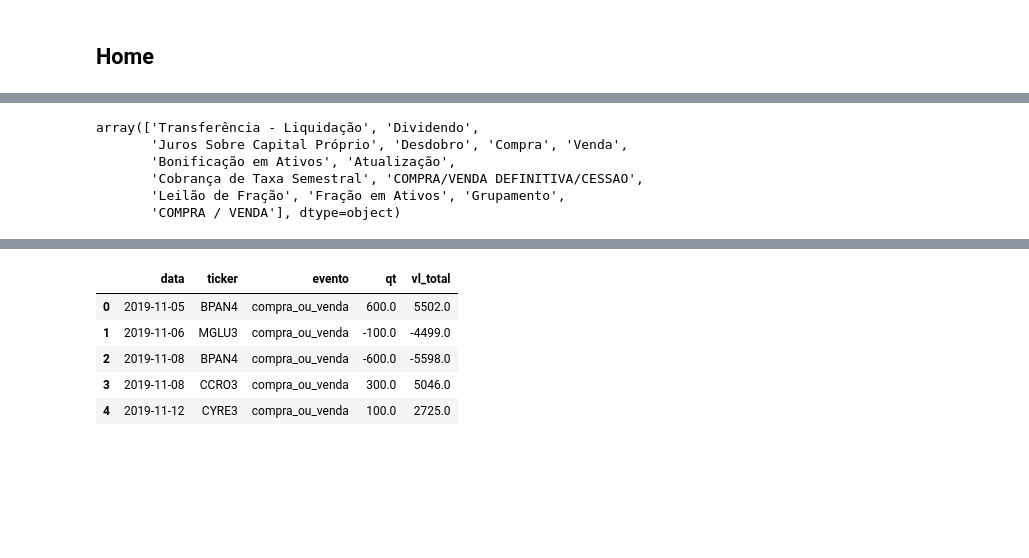
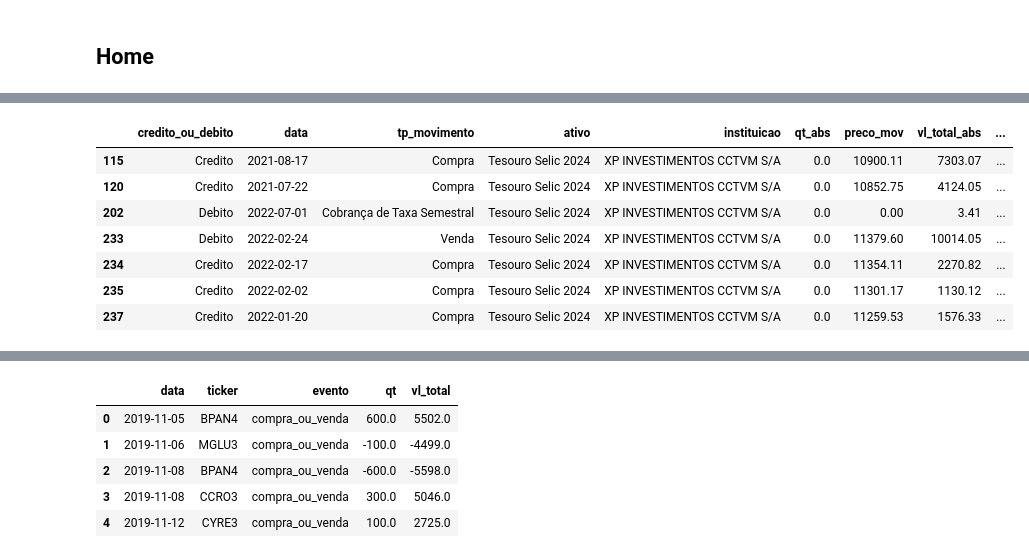
Before and after one commit to rknagao/b3-report, a Jupyter notebook: src/manutencao.ipynb, the cells around one changed output, grey strips where cells are left out. Cells and saved outputs as stored; diff of their text form; code cells hidden in the pictures; blank space fills up the shorter version.

```diff
--- a/src/manutencao.ipynb
+++ b/src/manutencao.ipynb
@@ -208,20 +120,0 @@ df_all.head()
-# %%
-#Check (apagar)
-df_all['tp_movimento'].unique()
-
-#a =df_all.loc[df_all['ticker'] == 'ITSA4'].sort_values('data')
-#a#['provento'] = np.where(a['tp_movimento'].isin(['Dividendo', 'Juros Sobre Capital Próprio', 'Fração em Ativos', 'Leilão de Fração']), 1, 0)
-#a['provento'].value_counts()
-
-#a['negociacao_ou_provento'] = np.where(a['tp_movimento'].str.isin(['Transferência - Liquidação']))
-#a['qt_abs'] = np.where(a['tp_movimento'].isin(['Transferência - Liquidação', 'Bonificação em Ativos']), a['qt_abs'], 0)
-
-#with pd.option_context('display.max_rows', None, 'display.max_columns', None):
-#    display(a)
-# %% [output]
-array(['Transferência - Liquidação', 'Dividendo',
-       'Juros Sobre Capital Próprio', 'Desdobro', 'Compra', 'Venda',
-       'Bonificação em Ativos', 'Atualização',
-       'Cobrança de Taxa Semestral', 'COMPRA/VENDA DEFINITIVA/CESSAO',
-       'Leilão de Fração', 'Fração em Ativos', 'Grupamento',
-       'COMPRA / VENDA'], dtype=object)
@@ -237 +121,14 @@ array(['Transferência - Liquidação', 'Dividendo',
+# %%
+#df_data_treatment['qt_abs'].max()
+#df_data_treatment['qt'].max()
+df_data_treatment.loc[df_data_treatment['ativo'] == 'Tesouro Selic 2024']
+# %% [output]
+|  | credito_ou_debito | data | tp_movimento | ativo | instituicao | qt_abs | preco_mov | vl_total_abs | ... |
+| 115 | Credito | 2021-08-17 | Compra | Tesouro Selic 2024 | XP INVESTIMENTOS CCTVM S/A | 0.0 | 10900.11 | 7303.07 | ... |
+| 120 | Credito | 2021-07-22 | Compra | Tesouro Selic 2024 | XP INVESTIMENTOS CCTVM S/A | 0.0 | 10852.75 | 4124.05 | ... |
+| 202 | Debito | 2022-07-01 | Cobrança de Taxa Semestral | Tesouro Selic 2024 | XP INVESTIMENTOS CCTVM S/A | 0.0 | 0.00 | 3.41 | ... |
+| 233 | Debito | 2022-02-24 | Venda | Tesouro Selic 2024 | XP INVESTIMENTOS CCTVM S/A | 0.0 | 11379.60 | 10014.05 | ... |
+| 234 | Credito | 2022-02-17 | Compra | Tesouro Selic 2024 | XP INVESTIMENTOS CCTVM S/A | 0.0 | 11354.11 | 2270.82 | ... |
+| 235 | Credito | 2022-02-02 | Compra | Tesouro Selic 2024 | XP INVESTIMENTOS CCTVM S/A | 0.0 | 11301.17 | 1130.12 | ... |
+| 237 | Credito | 2022-01-20 | Compra | Tesouro Selic 2024 | XP INVESTIMENTOS CCTVM S/A | 0.0 | 11259.53 | 1576.33 | ... |
 # %%
```
Also changed, not shown: parts of 40 cells of this notebook, 5 other files.
